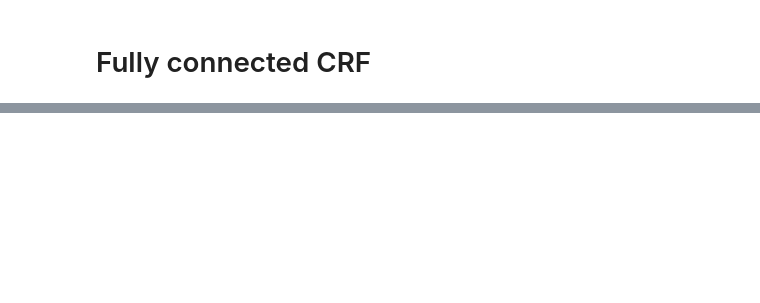
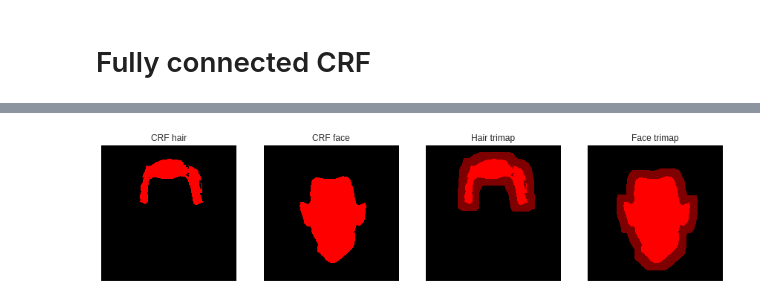
Before and after one commit to betogaona7/hairstyle, a Jupyter notebook: HS-Segment-Technique/Unet_CRF_keras.ipynb, the cells around one changed output, grey strips where cells are left out. Drawn from its saved outputs; the diff is of its cells as text; code cells hidden in the pictures; blank space fills up the shorter version.

```diff
--- a/HS-Segment-Technique/Unet_CRF_keras.ipynb
+++ b/HS-Segment-Technique/Unet_CRF_keras.ipynb
@@ -314,0 +328,26 @@ plot_imgs([original, pred[:,:,0], crf_image], ["Input",  "Net prediction", "Pred
+# %%
+def get_trimap(img, size, number):
+
+    pixels    = 2*size + 1;
+    kernel    = np.ones((pixels,pixels),np.uint8)
+    dilation  = cv2.dilate(img, kernel, iterations = 1)
+
+    dilation  = np.where(dilation == 255, 127, dilation)
+    remake    = np.where(dilation != 127, 0, dilation)
+    remake    = np.where(img > 127, 200, dilation)
+
+    remake    = np.where(remake < 127, 0, remake)
+    remake    = np.where(remake > 200, 0, remake)
+    remake    = np.where(remake == 200, 255, remake)
+
+    return remake
+# %%
+size = 10
+number = 1
+
+hair_trimap = get_trimap(crf_hair_image, size, number)
+face_trimap = get_trimap(crf_face_image, size, number)
+
+plot_imgs([crf_hair_image, crf_face_image, hair_trimap, face_trimap], ["CRF hair",  "CRF face", "Hair trimap", "Face trimap" ], (15, 15))
+# %% [output]
+[figure, added]
```
Also changed, not shown: parts of 10 cells of this notebook.
